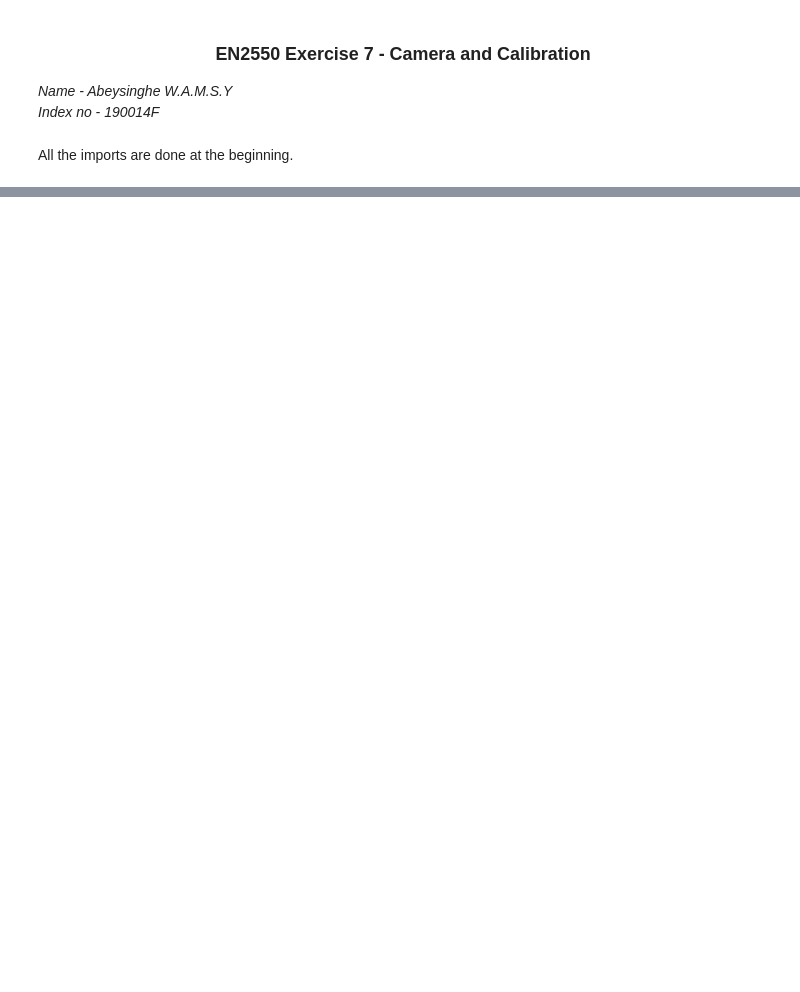
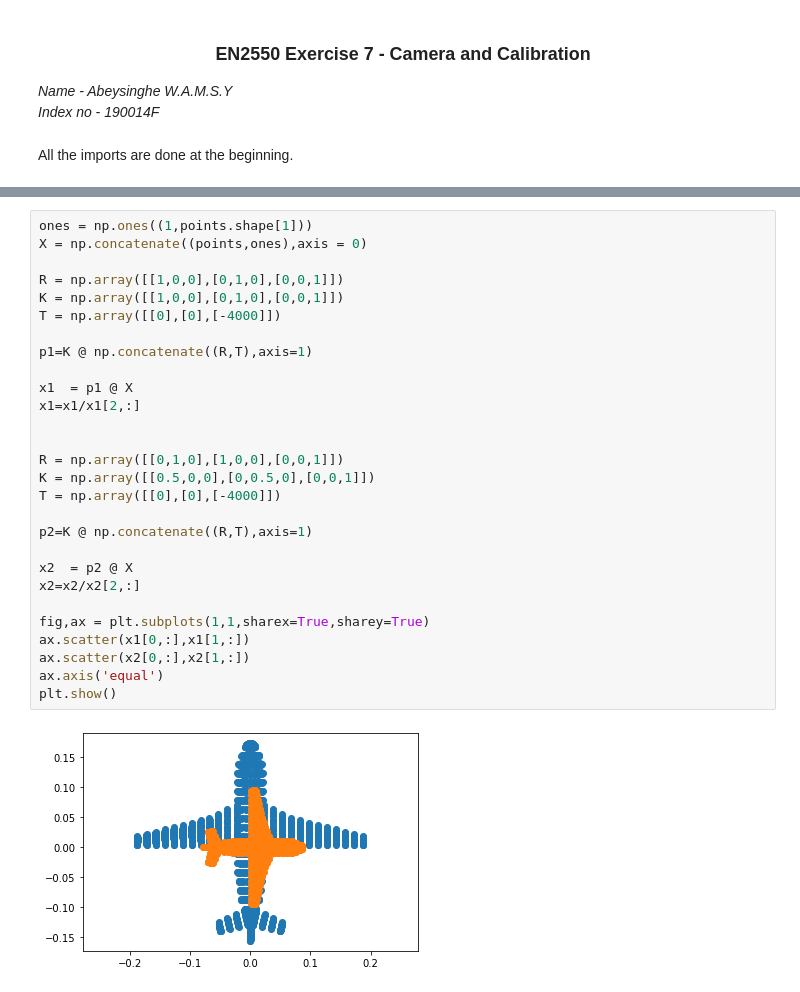
Before and after one commit to YohanAbeysinghe/EN2550-Fundementals-of-Image-Processing-and-Computer-Vision, a Jupyter notebook: 7. L7-3-23 - Exercise 7/exercise7.ipynb, the cells around one changed output, grey strips where cells are left out. Drawn from its saved outputs; the diff is of its cells as text; blank space fills up the shorter version.

```diff
--- a/7. L7-3-23 - Exercise 7/exercise7.ipynb
+++ b/7. L7-3-23 - Exercise 7/exercise7.ipynb
@@ -29,0 +37,30 @@ from matplotlib.ticker import LinearLocator, FormatStrFormatter
+# %%
+ones = np.ones((1,points.shape[1]))
+X = np.concatenate((points,ones),axis = 0)
+
+R = np.array([[1,0,0],[0,1,0],[0,0,1]])
+K = np.array([[1,0,0],[0,1,0],[0,0,1]])
+T = np.array([[0],[0],[-4000]])
+
+p1=K @ np.concatenate((R,T),axis=1)
+
+x1  = p1 @ X
+x1=x1/x1[2,:]
+
+
+R = np.array([[0,1,0],[1,0,0],[0,0,1]])
+K = np.array([[0.5,0,0],[0,0.5,0],[0,0,1]])
+T = np.array([[0],[0],[-4000]])
+
+p2=K @ np.concatenate((R,T),axis=1)
+
+x2  = p2 @ X
+x2=x2/x2[2,:]
+
+fig,ax = plt.subplots(1,1,sharex=True,sharey=True)
+ax.scatter(x1[0,:],x1[1,:])
+ax.scatter(x2[0,:],x2[1,:])
+ax.axis('equal')
+plt.show()
+# %% [output]
+[figure, added]
```
Also changed, not shown: parts of 16 cells of this notebook.
